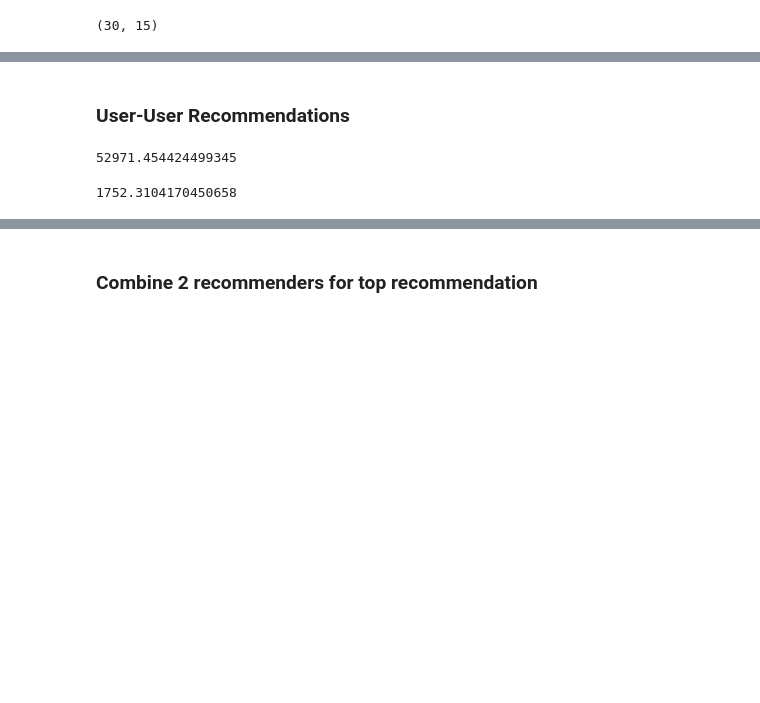
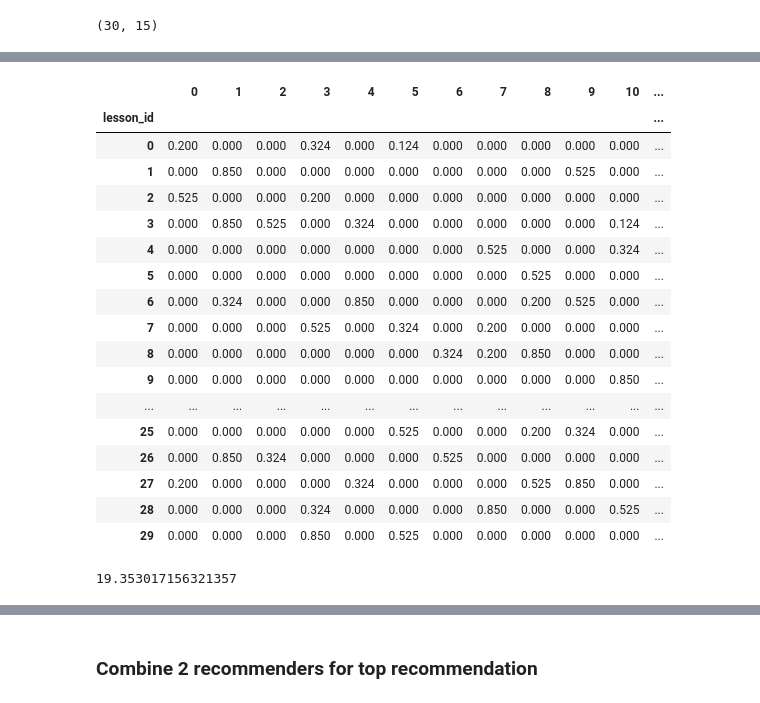
Before and after one commit to xochozomatli/totlahtol, a Jupyter notebook: ml_pipeline/recommender/explore.ipynb, the cells around one changed output, grey strips where cells are left out. Drawn from its saved outputs; the diff is of its cells as text; code cells hidden in the pictures; blank space fills up the shorter version.

```diff
--- a/ml_pipeline/recommender/explore.ipynb
+++ b/ml_pipeline/recommender/explore.ipynb
@@ -69,2 +158,0 @@ Collaborative filtering considers behavior of other users behavior (rather than
-# %% [markdown]
-### User-User Recommendations
@@ -73,4 +158,0 @@ sgd = FunkSGD(df_users.values, 10 )
-# %%
-sgd.reconstruction_loss()
-# %% [output]
-52971.454424499345
@@ -79,5 +159,33 @@ sgd.one_iter()
-# %%
-sgd.reconstruction_loss()
-# %% [output]
-1752.3104170450658
+# %%
+df_tags
+df_tags.index.name = 'lesson_id'
+df_tags #rows are lesson_id columns are latent topics found in all lessons, to various degrees
+# %% [output]
+|  | 0 | 1 | 2 | 3 | 4 | 5 | 6 | 7 | 8 | 9 | 10 | ... |
+| lesson_id |  |  |  |  |  |  |  |  |  |  |  | ... |
+| 0 | 0.200 | 0.000 | 0.000 | 0.324 | 0.000 | 0.124 | 0.000 | 0.000 | 0.000 | 0.000 | 0.000 | ... |
+| 1 | 0.000 | 0.850 | 0.000 | 0.000 | 0.000 | 0.000 | 0.000 | 0.000 | 0.000 | 0.525 | 0.000 | ... |
+| 2 | 0.525 | 0.000 | 0.000 | 0.200 | 0.000 | 0.000 | 0.000 | 0.000 | 0.000 | 0.000 | 0.000 | ... |
+| 3 | 0.000 | 0.850 | 0.525 | 0.000 | 0.324 | 0.000 | 0.000 | 0.000 | 0.000 | 0.000 | 0.124 | ... |
+| 4 | 0.000 | 0.000 | 0.000 | 0.000 | 0.000 | 0.000 | 0.000 | 0.525 | 0.000 | 0.000 | 0.324 | ... |
+| 5 | 0.000 | 0.000 | 0.000 | 0.000 | 0.000 | 0.000 | 0.000 | 0.000 | 0.525 | 0.000 | 0.000 | ... |
+| 6 | 0.000 | 0.324 | 0.000 | 0.000 | 0.850 | 0.000 | 0.000 | 0.000 | 0.200 | 0.525 | 0.000 | ... |
+| 7 | 0.000 | 0.000 | 0.000 | 0.525 | 0.000 | 0.324 | 0.000 | 0.200 | 0.000 | 0.000 | 0.000 | ... |
+| 8 | 0.000 | 0.000 | 0.000 | 0.000 | 0.000 | 0.000 | 0.324 | 0.200 | 0.850 | 0.000 | 0.000 | ... |
+| 9 | 0.000 | 0.000 | 0.000 | 0.000 | 0.000 | 0.000 | 0.000 | 0.000 | 0.000 | 0.000 | 0.850 | ... |
+| ... | ... | ... | ... | ... | ... | ... | ... | ... | ... | ... | ... | ... |
+| 25 | 0.000 | 0.000 | 0.000 | 0.000 | 0.000 | 0.525 | 0.000 | 0.000 | 0.200 | 0.324 | 0.000 | ... |
+| 26 | 0.000 | 0.850 | 0.324 | 0.000 | 0.000 | 0.000 | 0.525 | 0.000 | 0.000 | 0.000 | 0.000 | ... |
+| 27 | 0.200 | 0.000 | 0.000 | 0.000 | 0.324 | 0.000 | 0.000 | 0.000 | 0.525 | 0.850 | 0.000 | ... |
+| 28 | 0.000 | 0.000 | 0.000 | 0.324 | 0.000 | 0.000 | 0.000 | 0.850 | 0.000 | 0.000 | 0.525 | ... |
+| 29 | 0.000 | 0.000 | 0.000 | 0.850 | 0.000 | 0.525 | 0.000 | 0.000 | 0.000 | 0.000 | 0.000 | ... |
+# %%
+sgd = FunkSGD(df_tags.values, 10 )
+
+for _ in range(20):
+    sgd.one_iter()
+
+sgd.reconstruction_loss()
+# %% [output]
+19.353017156321357
 # %%
```
Also changed, not shown: parts of 41 cells of this notebook, 3 other files.
